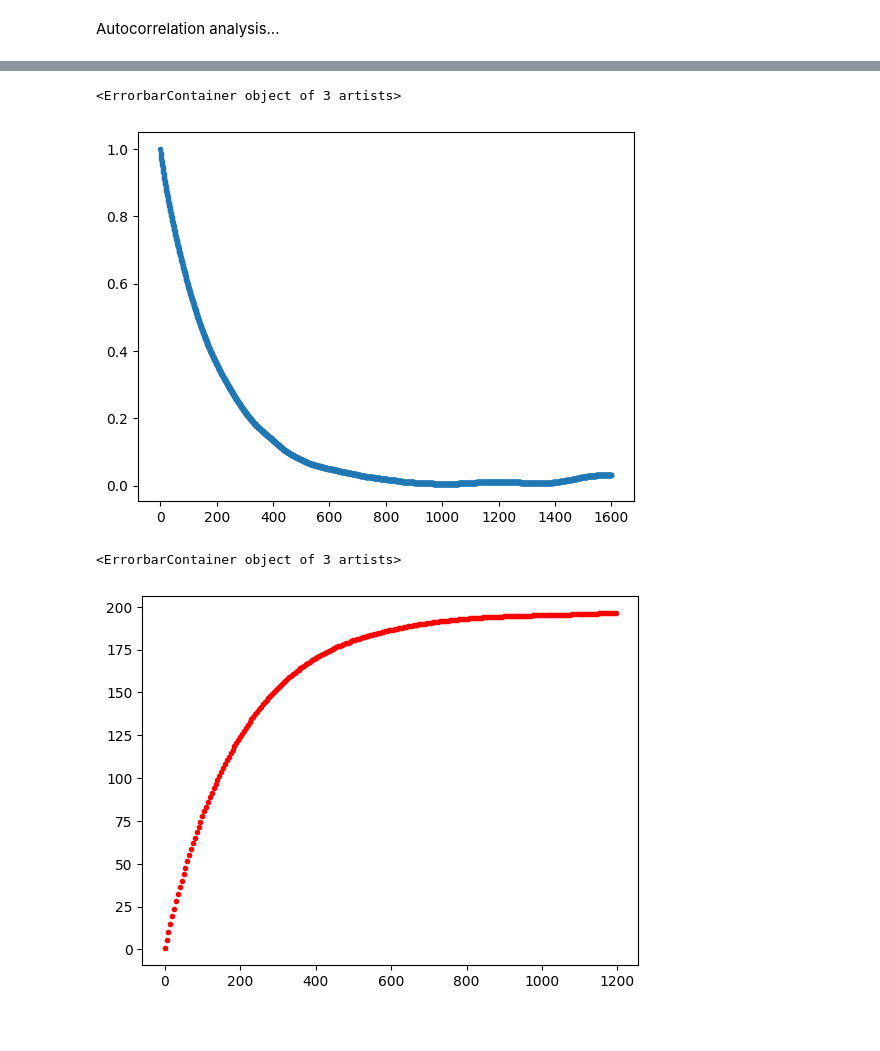
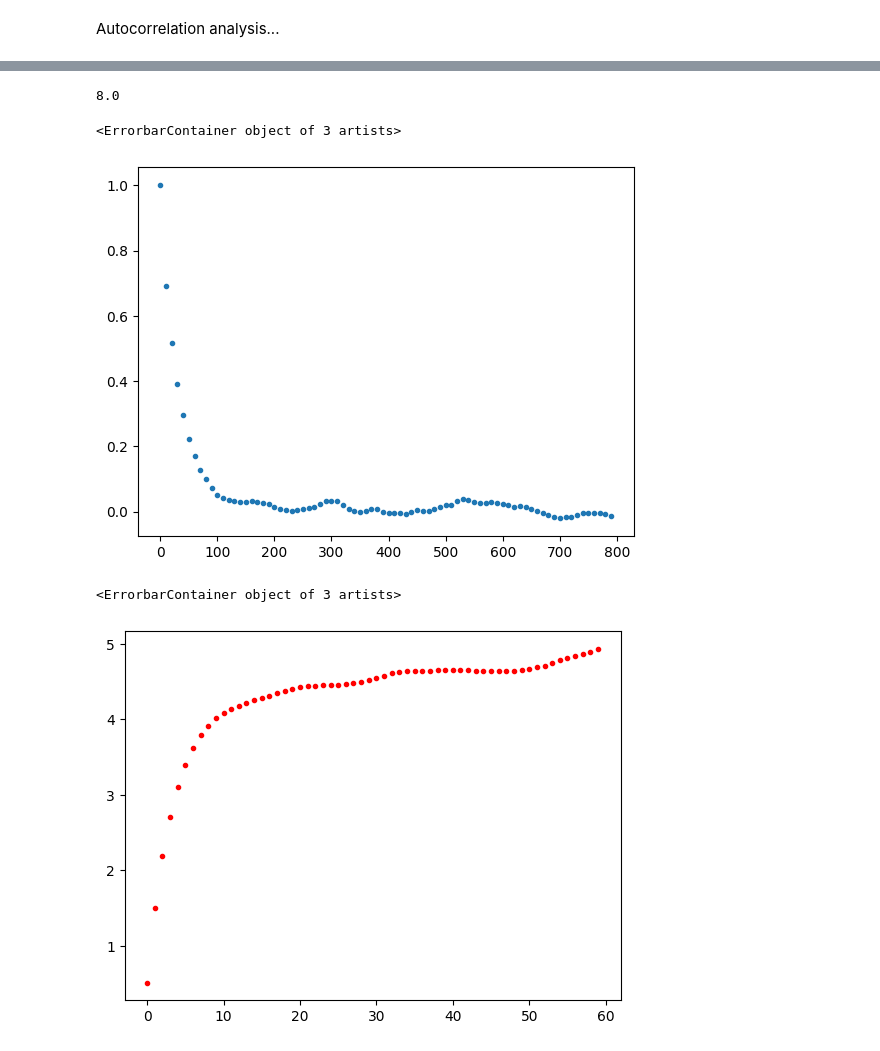
Before and after one commit to etneil/lfox, a Jupyter notebook: reproduce_schaefer_clean.ipynb, the cells around one changed output, grey strips where cells are left out. Cells and saved outputs as stored; diff of their text form; code cells hidden in the pictures.

```diff
--- a/reproduce_schaefer_clean.ipynb
+++ b/reproduce_schaefer_clean.ipynb
@@ -15,6 +15,9 @@ import tqdm
 # Double precision!
 jax.config.update("jax_enable_x64", True)
 jax.config.update("jax_threefry_partitionable", True)
+
+# Disable metal due to issues...
+jax.config.update('jax_platform_name', 'cpu')
 # %%
 class ScalarAction(lhmc.Action):
 
@@ -374,9 +399,12 @@ gv.dataset.avg_data(m[::100]/6**3)
 # %%
-mu, Ns = np.mean(m), len(m)
+mu, Ns = np.mean(m2), len(m2)
 print(mu, Ns)
+print(len(m2))
 
 def Gamma(t):
-    C1 = m - mu
-    C2 = np.roll(m, t) - mu
+    C1 = m2 - mu
+    C2 = np.roll(m2, t) - mu
     return gv.dataset.avg_data(C1[:Ns-t] * C2[:Ns-t] / (Ns - t))
+
+%timeit Gamma(800)
 # %% [output]
@@ -384,15 +414,20 @@ def Gamma(t):
+# %%
+600*800/1000/60
+# %% [output]
+8.0
 # %%
-gam = [ Gamma(t)/Gamma(0) for t in range(0,1600) ]
-plt.errorbar(range(0,1600), gv.mean(gam), gv.sdev(gam), ls=' ', marker='.')
+
+gam = [ Gamma(t)/Gamma(0) for t in range(0,800,10) ]
+plt.errorbar(range(0,800,10), gv.mean(gam), gv.sdev(gam), ls=' ', marker='.')
 # %% [output]
 <ErrorbarContainer object of 3 artists>
-[figure, old version]
+[figure, new version]
 # %%
 def tau(W):
     return 0.5 + np.sum(gam[:W])
 
-taus = [ tau(W) for W in range(0,1200,5) ]
-plt.errorbar(range(0,1200,5), gv.mean(taus), gv.sdev(taus), ls=' ', marker='.', color='red')
+taus = [ tau(W) for W in range(0,60) ]
+plt.errorbar(range(0,60), gv.mean(taus), gv.sdev(taus), ls=' ', marker='.', color='red')
 # %% [output]
 <ErrorbarContainer object of 3 artists>
-[figure, old version]
+[figure, new version]
```
Also changed, not shown: parts of 14 cells of this notebook, 2 other files.
